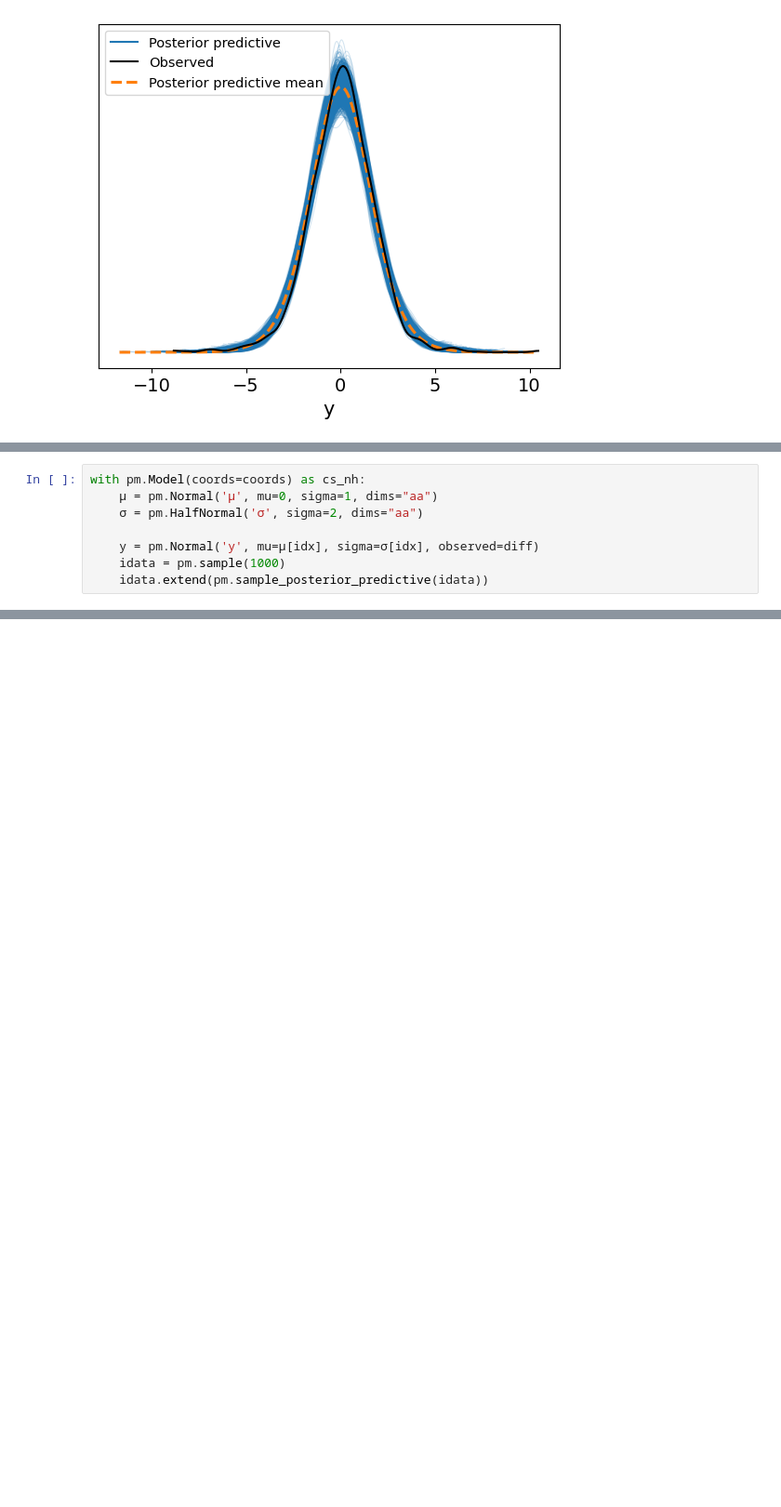
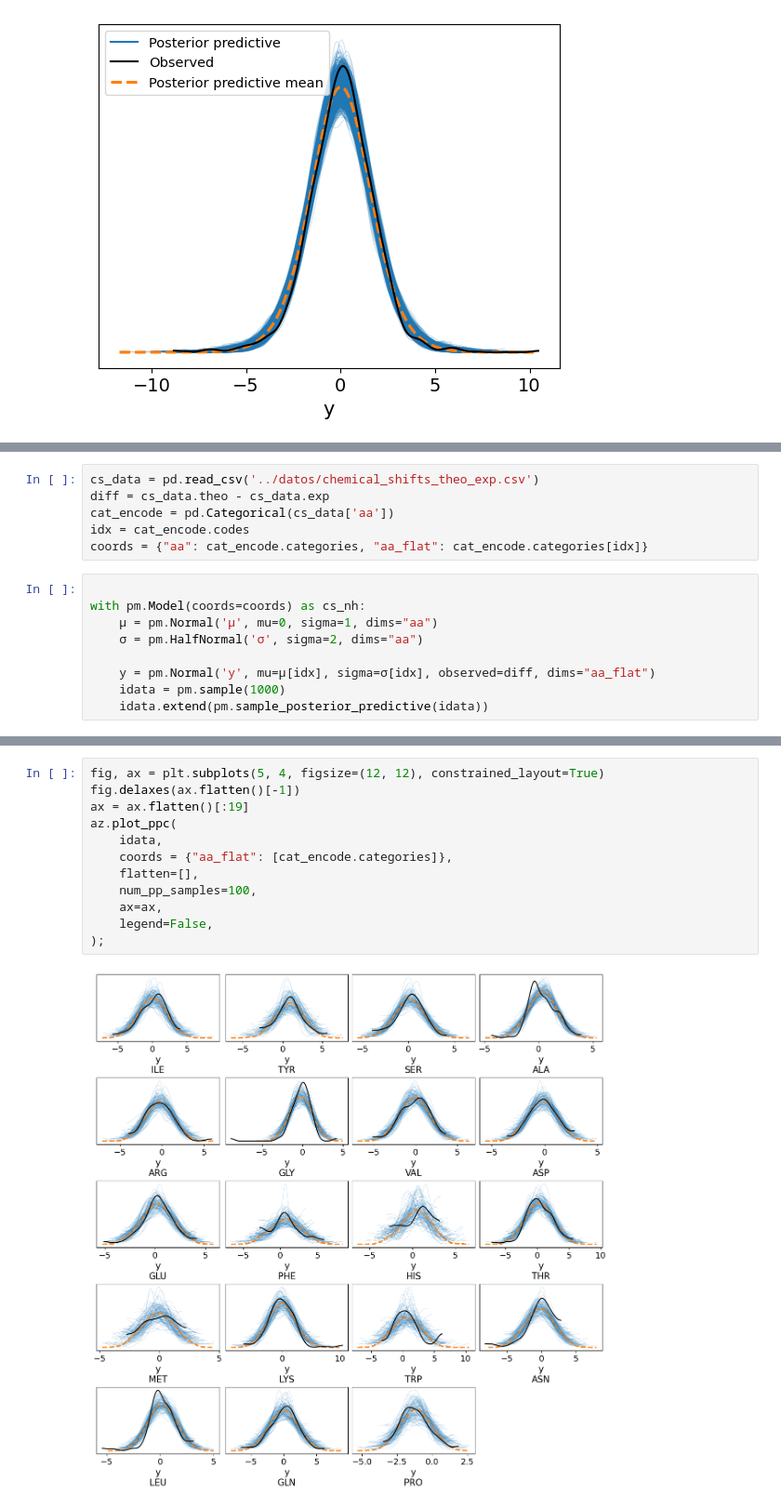
Before and after one commit to nazarenomm/Estadistica-e-Inferencia-2, a Jupyter notebook: ejercicios/ejercicios_04_01_nazareno_magallanes.ipynb, the cells around one changed output, grey strips where cells are left out. Shown at 93% size. Saved outputs shown, nothing was run; the diff lists cells and outputs as text; blank space fills up the shorter version.

```diff
--- a/ejercicios/ejercicios_04_01_nazareno_magallanes.ipynb
+++ b/ejercicios/ejercicios_04_01_nazareno_magallanes.ipynb
@@ -128,9 +127,16 @@ Los priors son mucho más informativos y la posterior predictive no cambia mucho
+# %%
+cs_data = pd.read_csv('../datos/chemical_shifts_theo_exp.csv')
+diff = cs_data.theo - cs_data.exp
+cat_encode = pd.Categorical(cs_data['aa'])
+idx = cat_encode.codes
+coords = {"aa": cat_encode.categories, "aa_flat": cat_encode.categories[idx]}
 # %%
+
 with pm.Model(coords=coords) as cs_nh:
     μ = pm.Normal('μ', mu=0, sigma=1, dims="aa")
     σ = pm.HalfNormal('σ', sigma=2, dims="aa")
 
-    y = pm.Normal('y', mu=μ[idx], sigma=σ[idx], observed=diff)
+    y = pm.Normal('y', mu=μ[idx], sigma=σ[idx], observed=diff, dims="aa_flat")
     idata = pm.sample(1000)
     idata.extend(pm.sample_posterior_predictive(idata))
 # %% [output]
@@ -148,3 +153,17 @@ Sampling: [y]
 [interactive output not drawn]
 [interactive output not drawn]
 [interactive output not drawn]
+# %%
+fig, ax = plt.subplots(5, 4, figsize=(12, 12), constrained_layout=True)
+fig.delaxes(ax.flatten()[-1])
+ax = ax.flatten()[:19]
+az.plot_ppc(
+    idata,
+    coords = {"aa_flat": [cat_encode.categories]},
+    flatten=[],
+    num_pp_samples=100,
+    ax=ax,
+    legend=False,
+);
+# %% [output]
+[figure, added]
```
Also changed, not shown: parts of 29 cells of this notebook.
